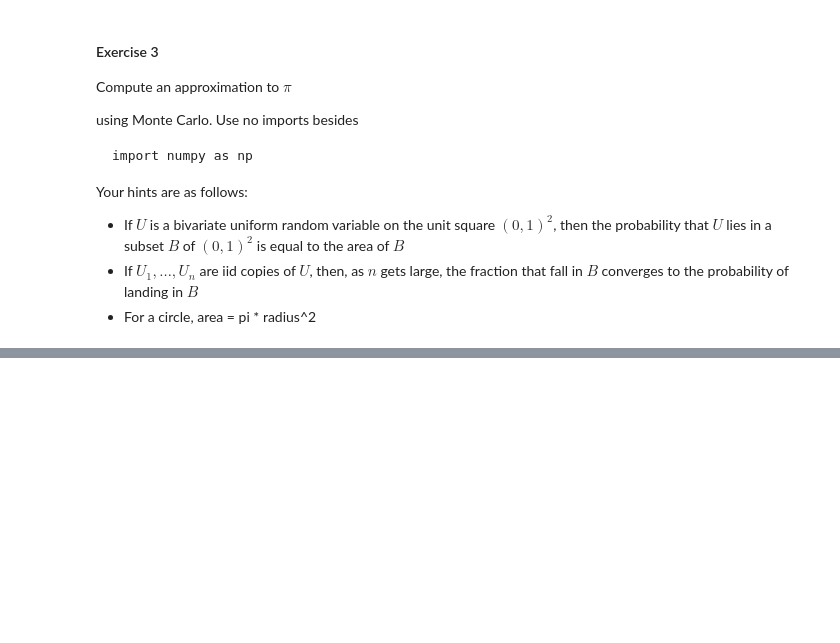
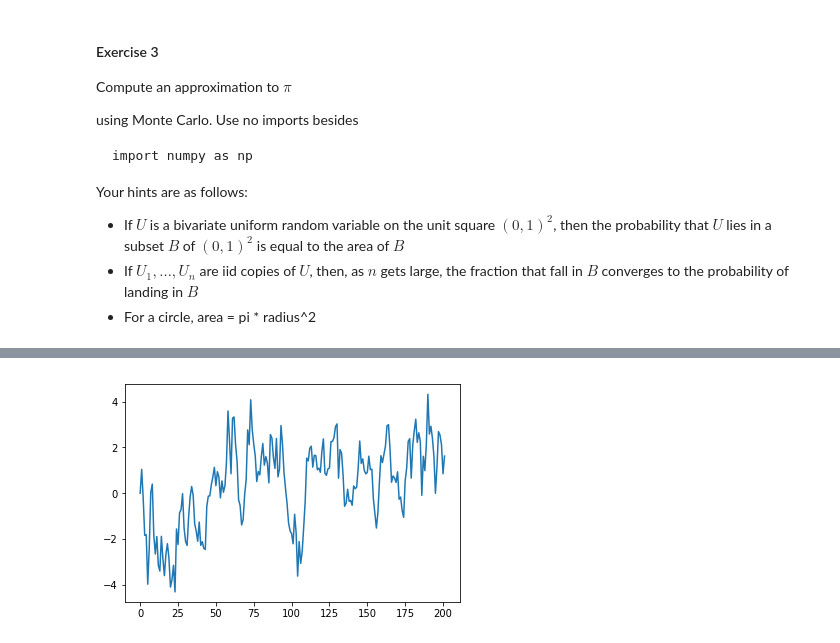
Before and after one commit to ryanmaclear/quantecon, a Jupyter notebook: 01_An_introductory_example.ipynb, the cells around one changed output, grey strips where cells are left out. Cells and saved outputs as stored; diff of their text form; code cells hidden in the pictures; blank space fills up the shorter version.

```diff
--- a/01_An_introductory_example.ipynb
+++ b/01_An_introductory_example.ipynb
@@ -290,0 +382,22 @@ Your hints are as follows:
+# %%
+import numpy as numpy
+import matplotlib.pyplot as plt
+
+x_values = [0]
+alpha = 0.9
+T = 200
+
+def value(x,n):
+    e_value = np.random.normal()
+    new_x = alpha*x + e_value
+    x_values.append(new_x)
+    if n == 200:
+        return x_values
+    else:
+        return value(new_x, n+1)
+
+series = value(0,0)
+plt.plot(series)
+plt.show()
+# %% [output]
+[figure, added]
```
Also changed, not shown: parts of 27 cells of this notebook.
